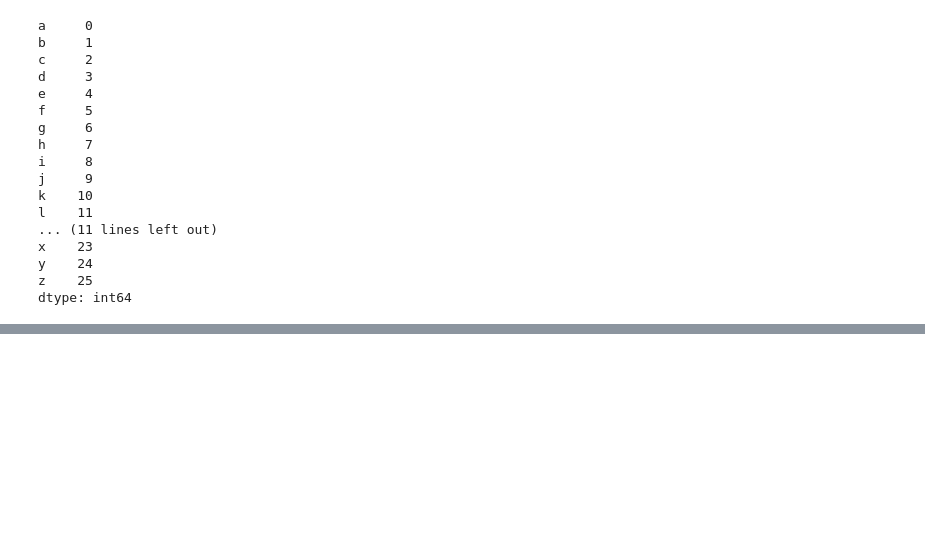
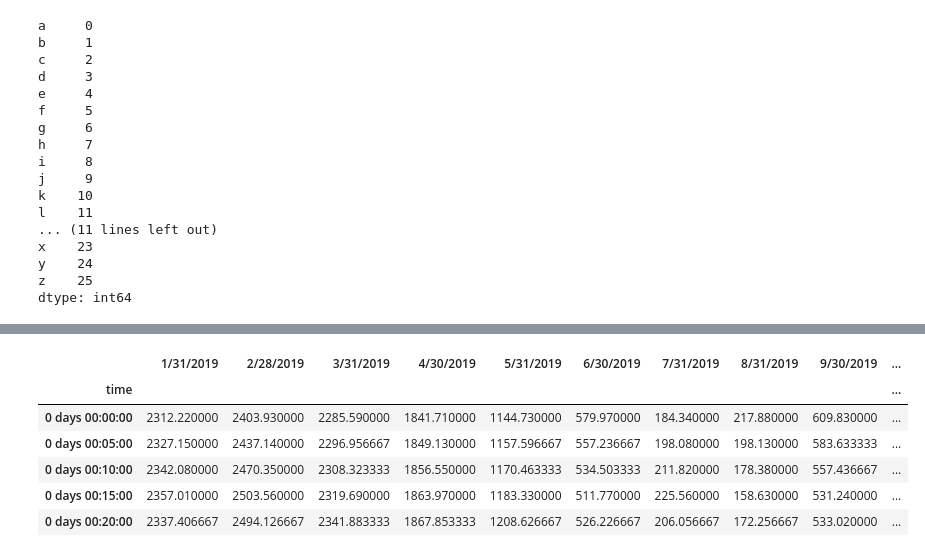
Before and after one commit to jshreynolds/pandas-workshop, a Jupyter notebook: Chapter02/workbook.ipynb, the cells around one changed output, grey strips where cells are left out. Drawn from its saved outputs; the diff is of its cells as text; code cells hidden in the pictures; blank space fills up the shorter version.

```diff
--- a/Chapter02/workbook.ipynb
+++ b/Chapter02/workbook.ipynb
@@ -404,0 +506,4 @@ dtype: int64
+# %%
+fname = './Datasets/test_data_frame.csv'
+ecodata = pd.read_csv(fname)
+ecodata.head()['time'][0]
@@ -404,0 +512,6 @@ dtype: int64
+# %%
+timeseries = pd.to_datetime(ecodata['time'], format='%I:%M:%S %p')
+timeseries
+ecodata['time'] = timeseries
+ecodata['time'] = ecodata['time'] - ecodata['time'][0]
+ecodata
@@ -404,0 +520,2 @@ dtype: int64
+# %%
+ecodata.set_index('time', inplace=True)
@@ -404,0 +543,11 @@ dtype: int64
+# %%
+ecodata = ecodata.resample('5min').interpolate()
+ecodata.head()
+# %% [output]
+|  | 1/31/2019 | 2/28/2019 | 3/31/2019 | 4/30/2019 | 5/31/2019 | 6/30/2019 | 7/31/2019 | 8/31/2019 | 9/30/2019 | ... |
+| time |  |  |  |  |  |  |  |  |  | ... |
+| 0 days 00:00:00 | 2312.220000 | 2403.930000 | 2285.590000 | 1841.710000 | 1144.730000 | 579.970000 | 184.340000 | 217.880000 | 609.830000 | ... |
+| 0 days 00:05:00 | 2327.150000 | 2437.140000 | 2296.956667 | 1849.130000 | 1157.596667 | 557.236667 | 198.080000 | 198.130000 | 583.633333 | ... |
+| 0 days 00:10:00 | 2342.080000 | 2470.350000 | 2308.323333 | 1856.550000 | 1170.463333 | 534.503333 | 211.820000 | 178.380000 | 557.436667 | ... |
+| 0 days 00:15:00 | 2357.010000 | 2503.560000 | 2319.690000 | 1863.970000 | 1183.330000 | 511.770000 | 225.560000 | 158.630000 | 531.240000 | ... |
+| 0 days 00:20:00 | 2337.406667 | 2494.126667 | 2341.883333 | 1867.853333 | 1208.626667 | 526.226667 | 206.056667 | 172.256667 | 533.020000 | ... |
```
Also changed, not shown: parts of 13 cells of this notebook, 5 other files.
